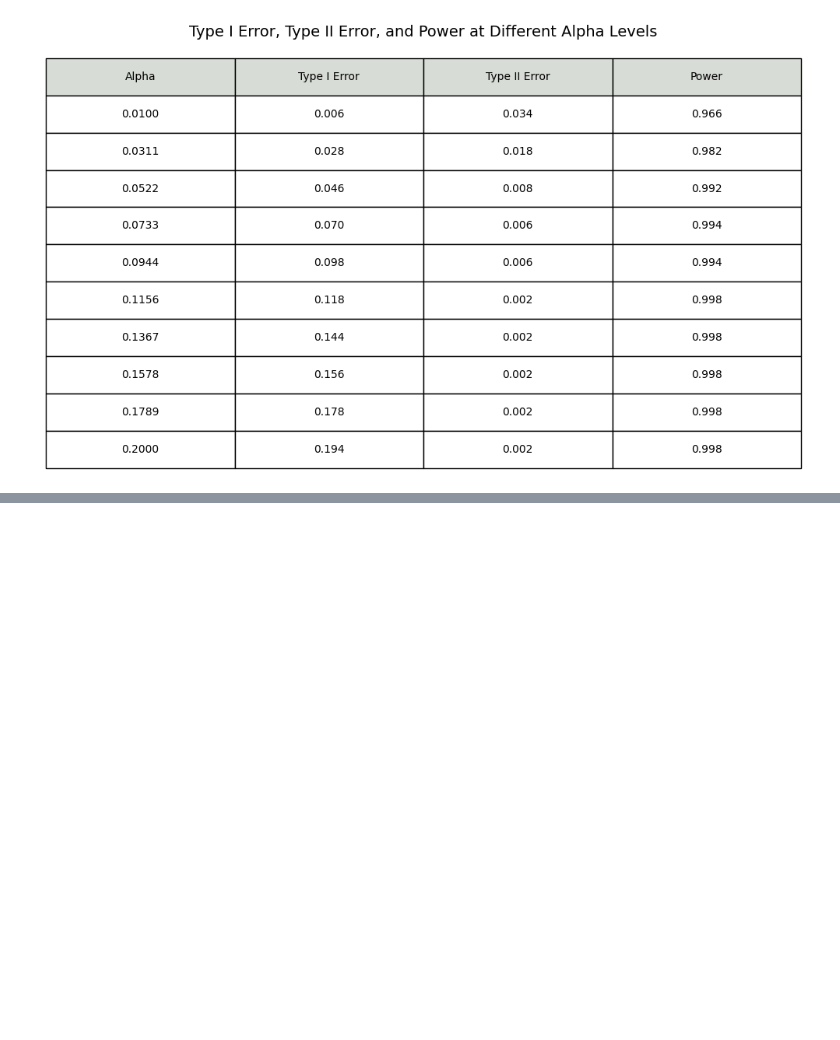
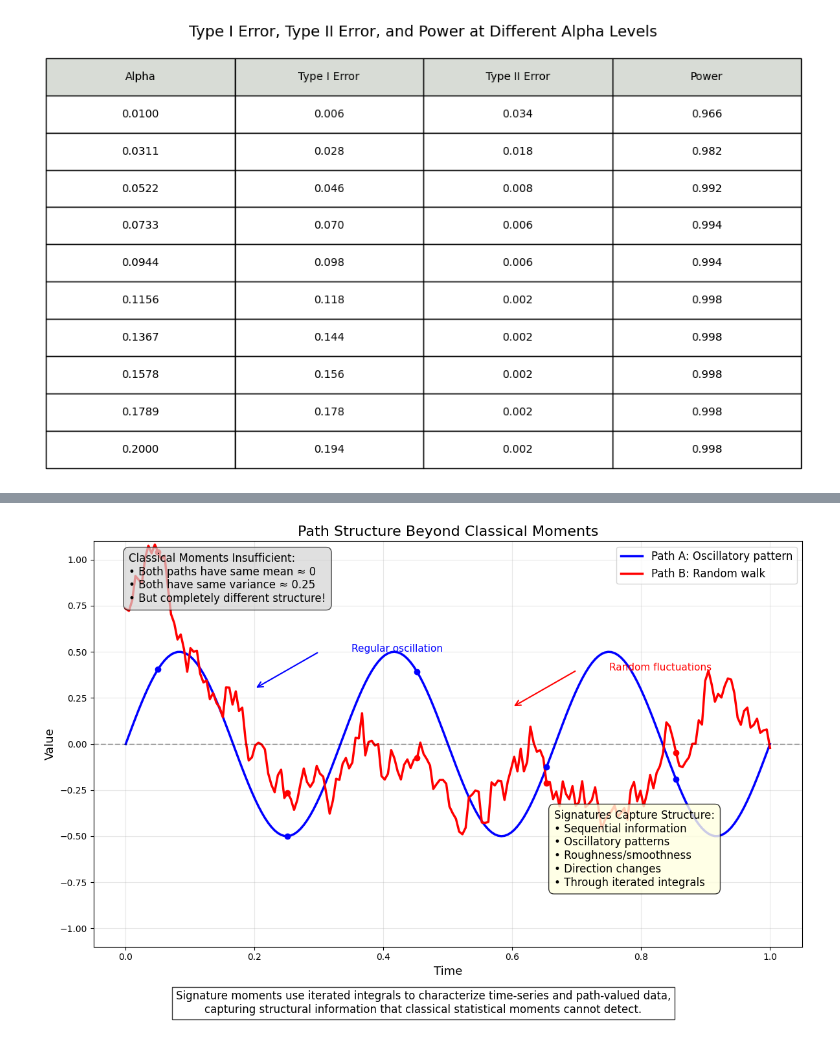
Before and after one commit to iHugoMMM/SignatureMMD-TwoSampleTests, a Jupyter notebook: notebooks/signature_mmd_experiments.ipynb, the cells around one changed output, grey strips where cells are left out. Saved outputs shown, nothing was run; the diff lists cells and outputs as text; code cells hidden in the pictures; blank space fills up the shorter version.

```diff
--- a/notebooks/signature_mmd_experiments.ipynb
+++ b/notebooks/signature_mmd_experiments.ipynb
@@ -600,0 +689,97 @@ plt.show()
+# %%
+import numpy as np
+from matplotlib.patches import FancyArrowPatch
+
+import matplotlib.pyplot as plt
+
+# Create figure - increase size for better spacing
+fig, ax = plt.subplots(figsize=(12, 8))
+
+# Generate time points
+t = np.linspace(0, 1, 200)
+
+# Create two paths with identical mean and variance but different structure
+# Path 1: Smooth oscillation (sine wave)
+path1 = np.sin(6 * np.pi * t) * 0.5
+
+# Path 2: Random walk with same variance
+np.random.seed(42)
+path2 = np.cumsum(np.random.normal(0, 0.05, size=len(t)))
+# Normalize to same variance
+path2 = path2 * np.std(path1) / np.std(path2)
+# Adjust to same mean
+path2 = path2 - np.mean(path2)
+
+# Plot the paths
+ax.plot(t, path1, 'b-', linewidth=2.5, label="Path A: Oscillatory pattern")
+ax.plot(t, path2, 'r-', linewidth=2.5, label="Path B: Random walk")
+ax.axhline(y=0, color='k', linestyle='--', alpha=0.3)
+
+# Add markers to highlight path sequence
+for i in range(0, 5):
+    idx = i * 40 + 10
+    ax.plot(t[idx], path1[idx], 'bo', markersize=6)
+    ax.plot(t[idx], path2[idx], 'ro', markersize=6)
+
+# Add text annotations - adjusted positions
+ax.text(0.05, 0.85,
+       "Classical Moments Insufficient:\n" +
+       "• Both paths have same mean ≈ 0\n" +
+       "• Both have same variance ≈ 0.25\n" +
+       "• But completely different structure!",
+       bbox=dict(facecolor='lightgray', alpha=0.7, boxstyle='round,pad=0.5'),
+       fontsize=12, transform=ax.transAxes)
+
+# Signature box - moved to ensure no overlap
+ax.text(0.65, 0.15,
+       "Signatures Capture Structure:\n" +
+       "• Sequential information\n" +
+       "• Oscillatory patterns\n" +
+       "• Roughness/smoothness\n" +
+       "• Direction changes\n" +
+       "• Through iterated integrals",
+       bbox=dict(facecolor='lightyellow', alpha=0.8, boxstyle='round,pad=0.5'),
+       fontsize=12, transform=ax.transAxes)
+
+# Add arrows pointing to distinguishing features - adjusted positions
+arrow1 = FancyArrowPatch(
+    (0.3, 0.5), (0.2, 0.3),
+    arrowstyle='->',
+    mutation_scale=15,
+    color='blue',
+    linewidth=1.5
+)
+ax.add_patch(arrow1)
+ax.text(0.35, 0.5, "Regular oscillation", color='blue', fontsize=11)
+
+arrow2 = FancyArrowPatch(
+    (0.7, 0.4), (0.6, 0.2),
+    arrowstyle='->',
+    mutation_scale=15,
+    color='red',
+    linewidth=1.5
+)
+ax.add_patch(arrow2)
+ax.text(0.75, 0.4, "Random fluctuations", color='red', fontsize=11)
+
+# Title and labels
+ax.set_title("Path Structure Beyond Classical Moments", fontsize=16)
+ax.set_xlabel("Time", fontsize=13)
+ax.set_ylabel("Value", fontsize=13)
+ax.legend(loc="upper right", fontsize=12)
+ax.grid(True, alpha=0.3)
+
+# Set axis limits - slightly expanded
+ax.set_xlim(-0.05, 1.05)
+ax.set_ylim(-1.1, 1.1)
+
+# Add bottom summary text with more space
+plt.figtext(0.5, 0.01,
+            "Signature moments use iterated integrals to characterize time-series and path-valued data,\n" +
+            "capturing structural information that classical statistical moments cannot detect.",
+            ha="center", fontsize=12, bbox=dict(facecolor='white', alpha=0.8))
+
+plt.tight_layout(rect=[0, 0.06, 1, 0.97])
+plt.show()
+# %% [output]
+[figure, added]
```
Also changed, not shown: parts of 7 cells of this notebook.
